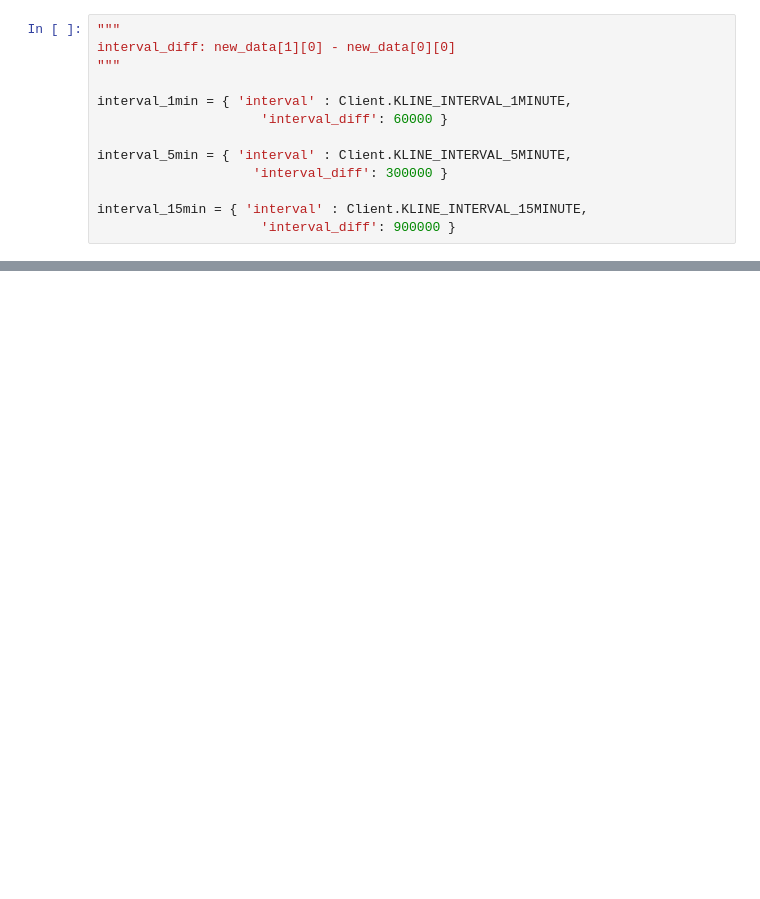
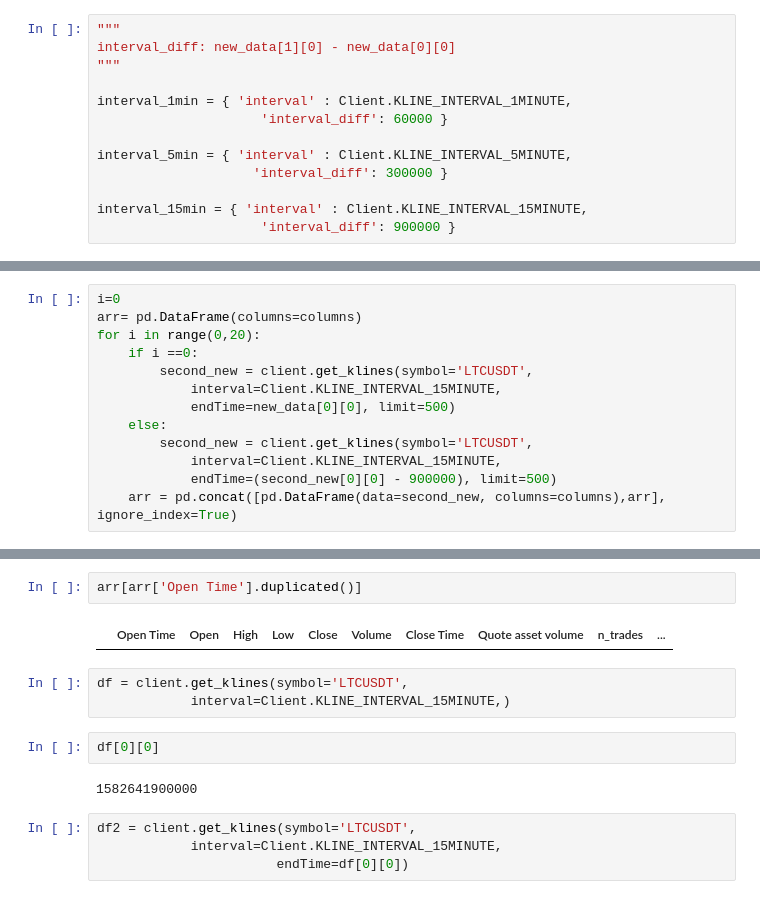
Before and after one commit to OhGreat/Machine-Learning, a Jupyter notebook: Tensorflow/Bitcoin/bitcoin_binance.ipynb, the cells around one changed output, grey strips where cells are left out. Drawn from its saved outputs; the diff is of its cells as text; blank space fills up the shorter version.

```diff
--- a/Tensorflow/Bitcoin/bitcoin_binance.ipynb
+++ b/Tensorflow/Bitcoin/bitcoin_binance.ipynb
@@ -225,0 +237,13 @@ main_df_cols
+# %%
+i=0
+arr= pd.DataFrame(columns=columns)
+for i in range(0,20):
+    if i ==0:
+        second_new = client.get_klines(symbol='LTCUSDT',
+            interval=Client.KLINE_INTERVAL_15MINUTE,
+            endTime=new_data[0][0], limit=500)
+    else:
+        second_new = client.get_klines(symbol='LTCUSDT',
+            interval=Client.KLINE_INTERVAL_15MINUTE,
+            endTime=(second_new[0][0] - 900000), limit=500)
+    arr = pd.concat([pd.DataFrame(data=second_new, columns=columns),arr], ignore_index=True)
@@ -225,0 +298,15 @@ main_df_cols
+# %%
+arr[arr['Open Time'].duplicated()]
+# %% [output]
+|  | Open Time | Open | High | Low | Close | Volume | Close Time | Quote asset volume | n_trades | ... |
+# %%
+df = client.get_klines(symbol='LTCUSDT',
+            interval=Client.KLINE_INTERVAL_15MINUTE,)
+# %%
+df[0][0]
+# %% [output]
+1582641900000
+# %%
+df2 = client.get_klines(symbol='LTCUSDT',
+            interval=Client.KLINE_INTERVAL_15MINUTE,
+                       endTime=df[0][0])
```
Also changed, not shown: parts of 30 cells of this notebook.
